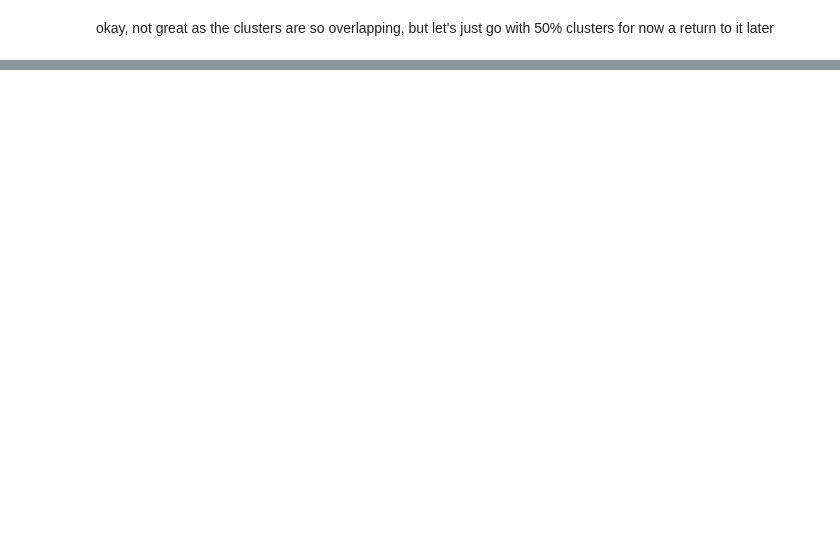
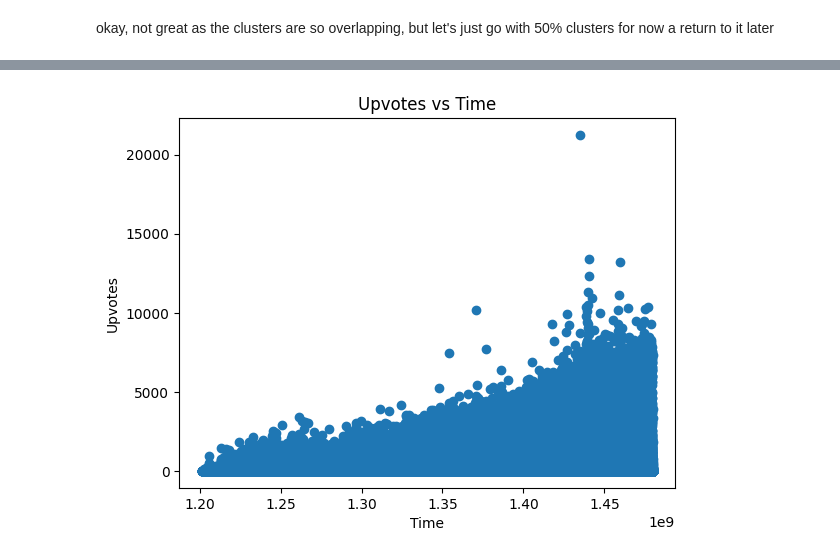
Before and after one commit to Lyncht98/riverstone-nlp-test, a Jupyter notebook: request-1.ipynb, the cells around one changed output, grey strips where cells are left out. Drawn from its saved outputs; the diff is of its cells as text; code cells hidden in the pictures; blank space fills up the shorter version.

```diff
--- a/request-1.ipynb
+++ b/request-1.ipynb
@@ -494,0 +484,25 @@ os.getcwd()
+# %%
+# load in data
+datafile_path = "./data/reddit_worldnews_start_to_2016-11-22.csv"
+df = pd.read_csv(datafile_path)
+
+# creating df of month, year, day, hour, minute, and second from unix time_created
+df["year"] = pd.to_datetime(df["time_created"], unit="s").dt.year
+df["month"] = pd.to_datetime(df["time_created"], unit="s").dt.month
+df["day"] = pd.to_datetime(df["time_created"], unit="s").dt.day
+df["hour"] = pd.to_datetime(df["time_created"], unit="s").dt.hour
+# df["minute"] = pd.to_datetime(df["time_created"], unit="s").dt.minute
+# df["second"] = pd.to_datetime(df["time_created"], unit="s").dt.second
+
+# taking the log of the upvotes as posts grow exponentially with virality
+# fixing for 0 upvotes
+df["log_upvotes"] = np.log(df["up_votes"] + 1)
+
+# reading in the embeddings
+embeddings_path = "./data/embeddings.npy"
+embeddings = np.load(embeddings_path)
+
+# reduce dimensionality of embeddings using svd
+from sklearn.decomposition import TruncatedSVD
+svd = TruncatedSVD(n_components=100, n_iter=7, random_state=42)
+matrix_reduced = svd.fit_transform(embeddings)
@@ -494,0 +637,9 @@ os.getcwd()
+# %%
+# plot upvotes vs time
+plt.scatter(df["time_created"], df["up_votes"])
+plt.xlabel("Time")
+plt.ylabel("Upvotes")
+plt.title("Upvotes vs Time")
+plt.show()
+# %% [output]
+[figure, added]
```
Also changed, not shown: parts of 26 cells of this notebook, 7 other files.
